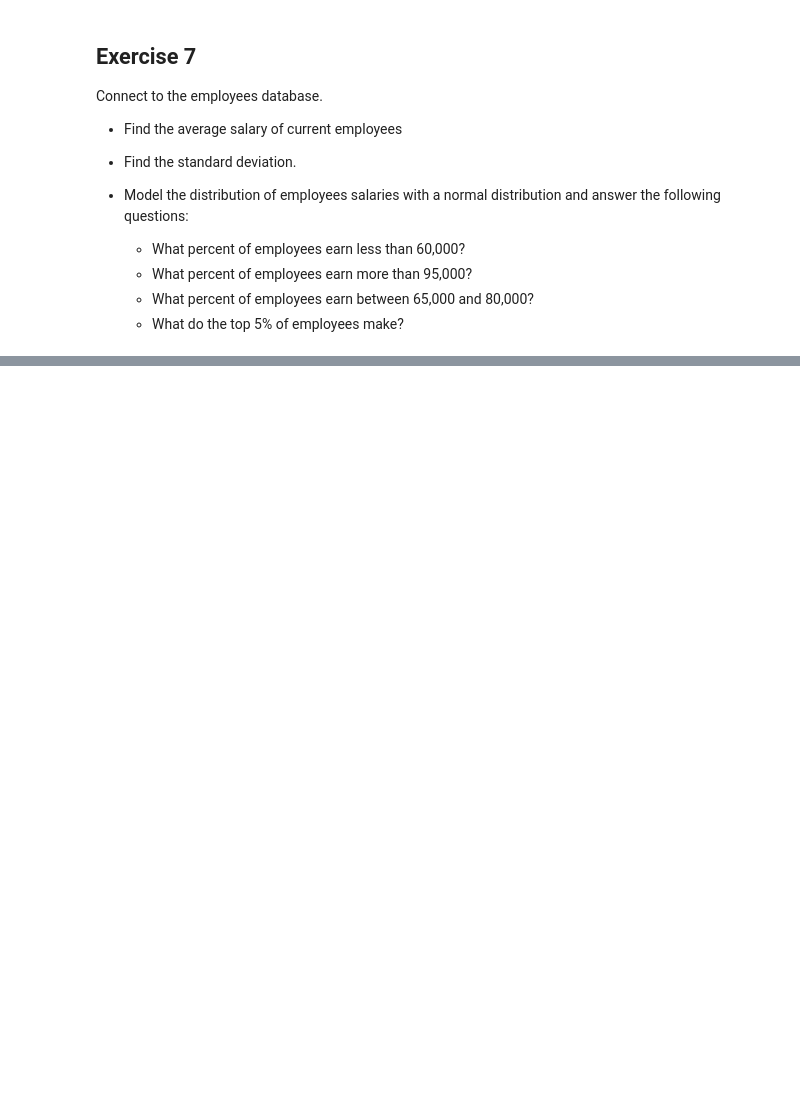
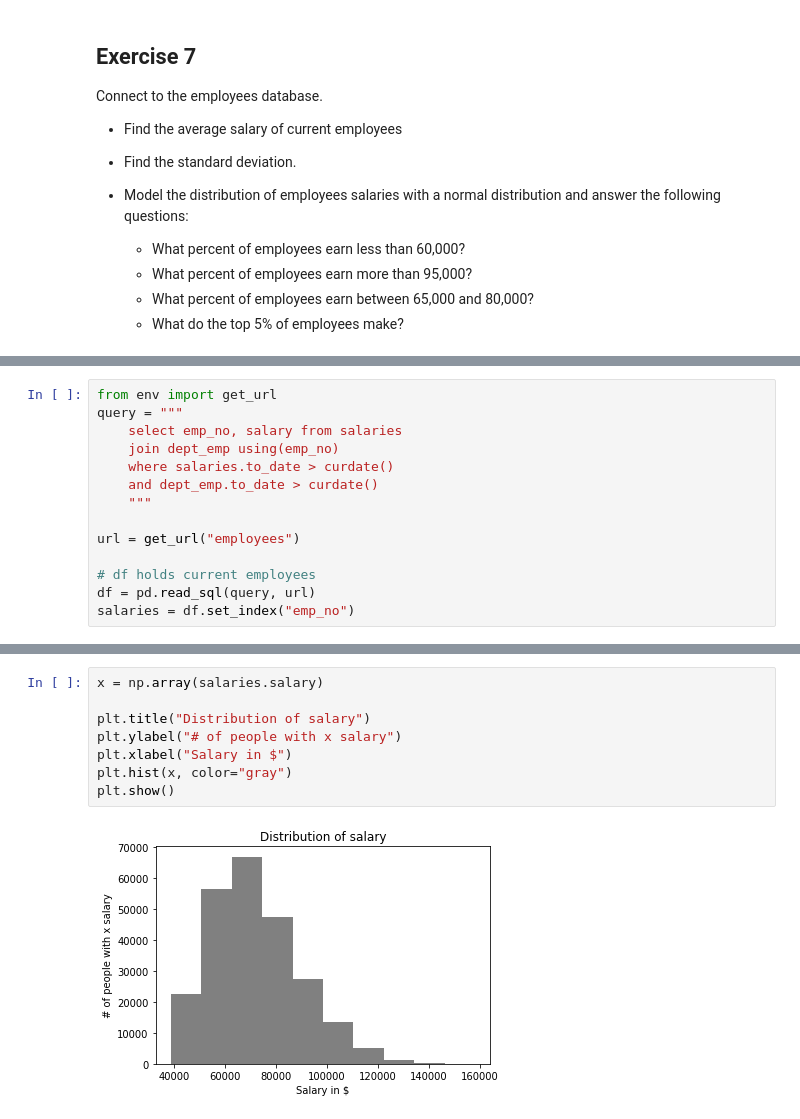
Before and after one commit to CodeupClassroom/curie-statistics-exercises, a Jupyter notebook: probability_distributions.ipynb, the cells around one changed output, grey strips where cells are left out. Cells and saved outputs as stored; diff of their text form; blank space fills up the shorter version.

Commit message:
add distributions exercises

```diff
--- a/probability_distributions.ipynb
+++ b/probability_distributions.ipynb
@@ -174,0 +217,14 @@ query = """
+# %%
+from env import get_url
+query = """
+    select emp_no, salary from salaries
+    join dept_emp using(emp_no)
+    where salaries.to_date > curdate()
+    and dept_emp.to_date > curdate()
+    """
+
+url = get_url("employees")
+
+# df holds current employees
+df = pd.read_sql(query, url)
+salaries = df.set_index("emp_no")
@@ -174,0 +276,10 @@ query = """
+# %%
+x = np.array(salaries.salary)
+
+plt.title("Distribution of salary")
+plt.ylabel("# of people with x salary")
+plt.xlabel("Salary in $")
+plt.hist(x, color="gray")
+plt.show()
+# %% [output]
+[figure, added]
```
Also changed, not shown: parts of 23 cells of this notebook.
